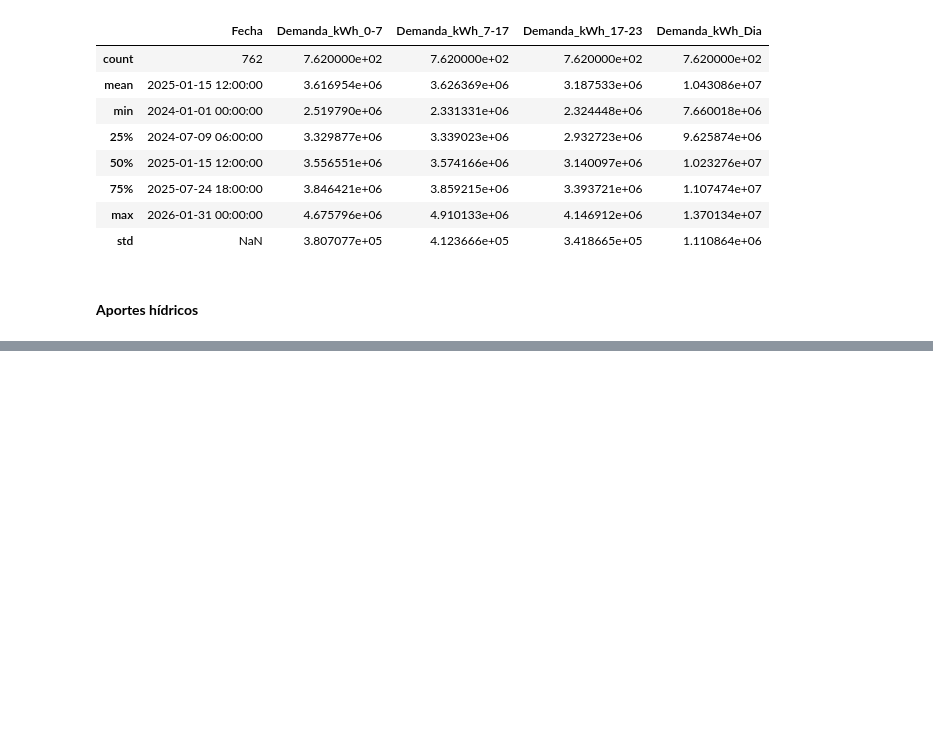
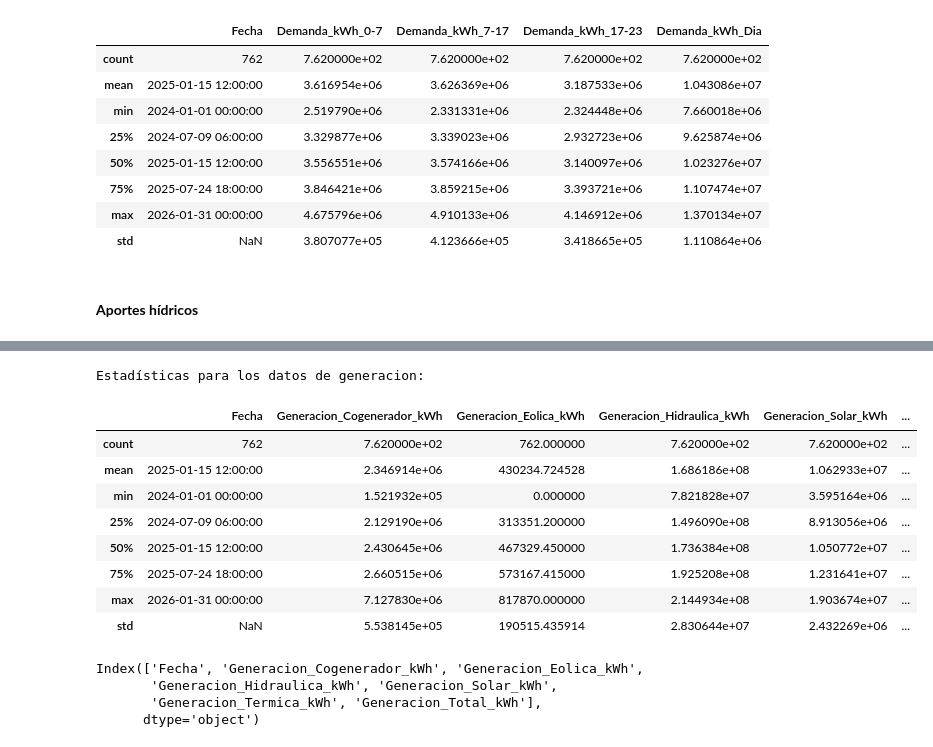
Before and after one commit to shaka03/bot_futuros, a Jupyter notebook: notebooks/EDA/Analisis_Exploratorio.ipynb, the cells around one changed output, grey strips where cells are left out. Cells and saved outputs as stored; diff of their text form; code cells hidden in the pictures; blank space fills up the shorter version.

Commit message:
análisis univariado

```diff
--- a/notebooks/EDA/Analisis_Exploratorio.ipynb
+++ b/notebooks/EDA/Analisis_Exploratorio.ipynb
@@ -572,0 +890,13 @@ Estadísticas para los datos de aportes hídricos:
+# %%
+# Cargar datos de generación
+df_generacion = pd.read_csv(SILVER_DATA_PATH + dict_files["generacion"], parse_dates=["Fecha"])
+
+# Filtrar por rango de fechas
+mask = (df_generacion["Fecha"] >= start_date) & (df_generacion["Fecha"] <= end_date)
+df_generacion = df_generacion.loc[mask]
+
+# Forma del DataFrame
+print(f"El DataFrame de generación tiene {df_generacion.shape[0]} filas y {df_generacion.shape[1]} columnas.")
+
+# Revisar las primeras filas del DataFrame
+display(df_generacion.head())
@@ -572,0 +943,59 @@ Estadísticas para los datos de aportes hídricos:
+# %%
+# Estadísticas descriptivas, histograma y violin plot para generacion
+print(f"\nEstadísticas para los datos de generacion:")
+display(df_generacion.describe())
+
+cols_generacion = [x for x in df_generacion.columns if x not in ["Fecha"]]
+for col in cols_generacion:
+    # 1. Crear la estructura de la figura (1 fila, 2 columnas)
+    datos_filtrados = df_generacion[col].dropna() # Asegurarse de no incluir NaN en los gráficos
+    fig = make_subplots(
+        rows=1, cols=1,
+        subplot_titles=(f"Histograma de {col}", f"Violin Plot de {col}")
+    )
+
+    # 2. Agregar el Histograma (Columna 1)
+    # Nota: Plotly puro no trae la curva KDE automática como Seaborn,
+    # pero el histograma interactivo es muy potente.
+    fig.add_trace(
+        go.Histogram(
+            x=datos_filtrados,
+            name="Histograma",
+            marker_color='#1f77b4',  # Un azul estándar
+            opacity=0.75
+        ),
+        row=1, col=1
+    )
+
+    # 4. Actualizar el diseño general (Layout)
+    fig.update_layout(
+        title_text=f"Análisis de Distribución - {col}",
+        showlegend=False,           # Ocultamos la leyenda para limpiar la vista
+        template="plotly_white",    # Fondo blanco estilo Seaborn
+        height=500,                 # Altura similar a figsize=(10,4)
+        width=500
+    )
+
+    # Etiquetas de los ejes
+    fig.update_xaxes(title_text="Generación (kWh)", row=1, col=1)
+    fig.update_yaxes(title_text="Frecuencia", row=1, col=1)
+
+    fig.show()
+# %% [output]
+Estadísticas para los datos de generacion:
+|  | Fecha | Generacion_Cogenerador_kWh | Generacion_Eolica_kWh | Generacion_Hidraulica_kWh | Generacion_Solar_kWh | ... |
+| count | 762 | 7.620000e+02 | 762.000000 | 7.620000e+02 | 7.620000e+02 | ... |
+| mean | 2025-01-15 12:00:00 | 2.346914e+06 | 430234.724528 | 1.686186e+08 | 1.062933e+07 | ... |
+| min | 2024-01-01 00:00:00 | 1.521932e+05 | 0.000000 | 7.821828e+07 | 3.595164e+06 | ... |
+| 25% | 2024-07-09 06:00:00 | 2.129190e+06 | 313351.200000 | 1.496090e+08 | 8.913056e+06 | ... |
+| 50% | 2025-01-15 12:00:00 | 2.430645e+06 | 467329.450000 | 1.736384e+08 | 1.050772e+07 | ... |
+| 75% | 2025-07-24 18:00:00 | 2.660515e+06 | 573167.415000 | 1.925208e+08 | 1.231641e+07 | ... |
+| max | 2026-01-31 00:00:00 | 7.127830e+06 | 817870.000000 | 2.144934e+08 | 1.903674e+07 | ... |
+| std | NaN | 5.538145e+05 | 190515.435914 | 2.830644e+07 | 2.432269e+06 | ... |
+# %%
+df_generacion.columns
+# %% [output]
+Index(['Fecha', 'Generacion_Cogenerador_kWh', 'Generacion_Eolica_kWh',
+       'Generacion_Hidraulica_kWh', 'Generacion_Solar_kWh',
+       'Generacion_Termica_kWh', 'Generacion_Total_kWh'],
+      dtype='object')
```
Also changed, not shown: parts of 32 cells of this notebook, 2 other files.
